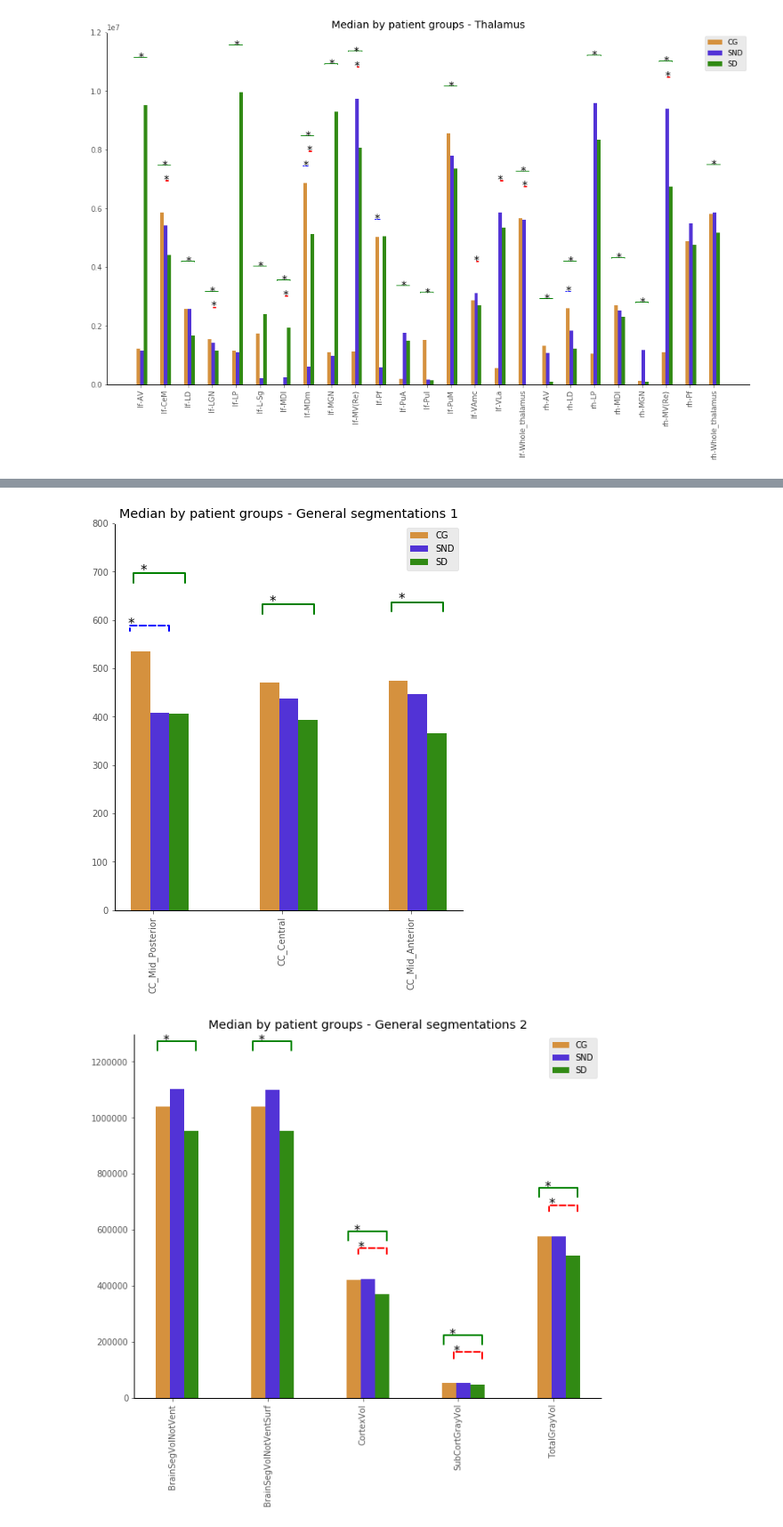
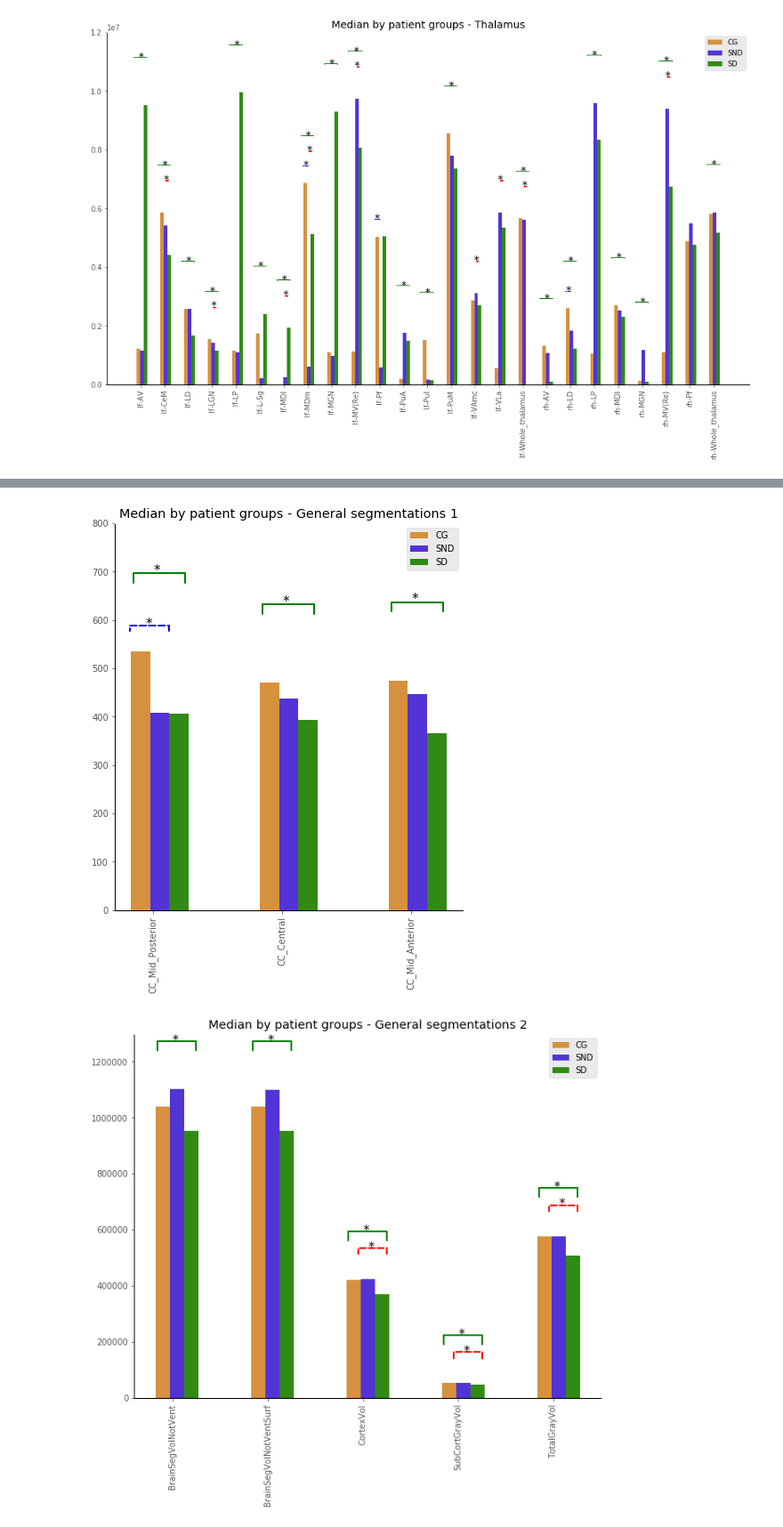
Before and after one commit to josealejolibreros/schizophrenic_data_processing, a Jupyter notebook: graphs_q2_and_mann_whitney_between_groups.ipynb, the cells around one changed output, grey strips where cells are left out. Shown: that part at 89% size. Saved outputs shown, nothing was run; the diff lists cells and outputs as text; code cells hidden in the pictures.

```diff
--- a/graphs_q2_and_mann_whitney_between_groups.ipynb
+++ b/graphs_q2_and_mann_whitney_between_groups.ipynb
@@ -110,7 +110,7 @@ for general_structure in ['white_matter_segmentation']:
                      'shrinkA':5,'shrinkB':5,'linewidth':1, 'color':'green'}
         #ax.annotate(text, xy=(X[i],y+7), zorder=10)
         #ax.annotate('', xy=(X[i],y), xytext=(X[j],y), arrowprops=props)
-        ax.annotate(text, xy=(i+0.10,y_hc_en+750), zorder=10, size = 15)
+        ax.annotate(text, xy=(i+0.15,y_hc_en+750), zorder=10, size = 15)
         ax.annotate('', xy=(i,y_hc_en), xytext=(i+0.45,y_hc_en), arrowprops=props)
 
     # Call the function
@@ -129,7 +129,7 @@ for general_structure in ['white_matter_segmentation']:
 
         props = {'connectionstyle':'bar','arrowstyle':'-',\
                      'linestyle':'--','shrinkA':5,'shrinkB':5,'linewidth':1, 'color':'red'}
-        ax.annotate(text, xy=(i+0.15,y_hc_en+550), zorder=10, size=15)
+        ax.annotate(text, xy=(i+0.30,y_hc_en+550), zorder=10, size=15)
         ax.annotate('', xy=(i+0.17,y_hc_en), xytext=(i+0.47,y_hc_en), arrowprops=props)
 
     # Call the function
@@ -151,7 +151,7 @@ for general_structure in ['white_matter_segmentation']:
         props = {'connectionstyle':'bar','arrowstyle':'-',\
                      'linestyle':'--','shrinkA':5,'shrinkB':5,'linewidth':1, 'color':'blue'}
 
-        ax.annotate(text, xy=(i,y_hc_en+550), zorder=10, size = 15)
+        ax.annotate(text, xy=(i+0.14,y_hc_en+550), zorder=10, size = 15)
         ax.annotate('', xy=(i,y_hc_en), xytext=(i+0.30,y_hc_en), arrowprops=props)
 
     # Call the function
@@ -340,8 +340,8 @@ for general_structure in ['segmentation']:
         props = {'connectionstyle':'bar','arrowstyle':'-',\
                      'shrinkA':5,'shrinkB':5,'linewidth':1, 'color':'green'}
 
-        ax.annotate(text, xy=(i+0.10,y_hc_en+68), zorder=10, size = 15)
-        ax.annotate('', xy=(i+0.05,y_hc_en), xytext=(i+0.45,y_hc_en), arrowprops=props)
+        ax.annotate(text, xy=(i+0.20,y_hc_en+68), zorder=10, size = 15)
+        ax.annotate('', xy=(i+0.02,y_hc_en), xytext=(i+0.45,y_hc_en), arrowprops=props)
 
     # Call the function
     #label_diff(0,1,'p=0.0370',ind,q2_hc)
@@ -363,8 +363,8 @@ for general_structure in ['segmentation']:
         props = {'connectionstyle':'bar','arrowstyle':'-',\
                      'linestyle':'--','shrinkA':5,'shrinkB':5,'linewidth':1, 'color':'red'}
 
-        ax.annotate(text, xy=(i+0.15,y_hc_en+18), zorder=10, size = 15)
-        ax.annotate('', xy=(i+0.15,y_hc_en), xytext=(i+0.45,y_hc_en), arrowprops=props)
+        ax.annotate(text, xy=(i+0.20,y_hc_en+18), zorder=10, size = 15)
+        ax.annotate('', xy=(i+0.15,y_hc_en), xytext=(i+0.47,y_hc_en), arrowprops=props)
 
     # Call the function
 
@@ -464,8 +464,8 @@ for general_structure in ['segmentation']:
         props = {'connectionstyle':'bar','arrowstyle':'-',\
                      'shrinkA':5,'shrinkB':5,'linewidth':1, 'color':'green'}
 
-        ax.annotate(text, xy=(i+0.10,y_hc_en+10000), zorder=10, size = 15)
-        ax.annotate('', xy=(i+0.05,y_hc_en), xytext=(i+0.45,y_hc_en), arrowprops=props)
+        ax.annotate(text, xy=(i+0.20,y_hc_en+10000), zorder=10, size = 15)
+        ax.annotate('', xy=(i+0.02,y_hc_en), xytext=(i+0.47,y_hc_en), arrowprops=props)
 
     # Call the function
     #label_diff(0,1,'p=0.0370',ind,q2_hc)
@@ -487,7 +487,7 @@ for general_structure in ['segmentation']:
         props = {'connectionstyle':'bar','arrowstyle':'-',\
                      'linestyle':'--','shrinkA':5,'shrinkB':5,'linewidth':1, 'color':'red'}
 
-        ax.annotate(text, xy=(i+0.15,y_hc_en+8000), zorder=10, size = 15)
+        ax.annotate(text, xy=(i+0.27,y_hc_en+8000), zorder=10, size = 15)
         ax.annotate('', xy=(i+0.15,y_hc_en), xytext=(i+0.45,y_hc_en), arrowprops=props)
 
     # Call the function
@@ -589,7 +589,7 @@ for general_structure in ['general_segmentation']:
         props = {'connectionstyle':'bar','arrowstyle':'-',\
                      'shrinkA':7,'shrinkB':7,'linewidth':2, 'color':'green'}
 
-        ax.annotate(text, xy=(i+0.10,y_hc_en+30), zorder=10, size = 15)
+        ax.annotate(text, xy=(i+0.20,y_hc_en+30), zorder=10, size = 15)
         ax.annotate('', xy=(i+0.05,y_hc_en), xytext=(i+0.45,y_hc_en), arrowprops=props)
 
     # Call the function
@@ -613,7 +613,7 @@ for general_structure in ['general_segmentation']:
                      'linestyle':'--','shrinkA':7,'shrinkB':7,'linewidth':2, 'color':'red'}
 
         ax.annotate(text, xy=(i+0.15,y_hc_en+20), zorder=10, size = 15)
-        ax.annotate('', xy=(i+0.15,y_hc_en), xytext=(i+0.45,y_hc_en), arrowprops=props)
+        ax.annotate('', xy=(i+0.25,y_hc_en), xytext=(i+0.45,y_hc_en), arrowprops=props)
 
     # Call the function
 
@@ -635,7 +635,7 @@ for general_structure in ['general_segmentation']:
         props = {'connectionstyle':'bar','arrowstyle':'-',\
                      'linestyle':'--','shrinkA':7,'shrinkB':7,'linewidth':2, 'color':'blue'}
 
-        ax.annotate(text, xy=(i,y_hc_en+20), zorder=10, size = 15)
+        ax.annotate(text, xy=(i+0.14,y_hc_en+20), zorder=10, size = 15)
         ax.annotate('', xy=(i+0.02,y_hc_en), xytext=(i+0.32,y_hc_en), arrowprops=props)
 
     # Call the function
@@ -648,7 +648,7 @@ for general_structure in ['general_segmentation']:
 
     fig.savefig('general_segmentation_plot.pdf', dpi=fig.dpi, bbox_inches="tight")
 # %% [output]
-[figure, old version]
+[figure, new version]
 # %%
 substructure_names = ['BrainSegVolNotVent',
                       'BrainSegVolNotVentSurf','CortexVol','SubCortGrayVol','TotalGrayVol']
@@ -708,7 +708,7 @@ for general_structure in ['general_segmentation']:
         props = {'connectionstyle':'bar','arrowstyle':'-',\
                      'shrinkA':3,'shrinkB':3,'linewidth':2, 'color':'green'}
 
-        ax.annotate(text, xy=(i+0.10,y_hc_en+30000), zorder=10, size = 15)
+        ax.annotate(text, xy=(i+0.20,y_hc_en+30000), zorder=10, size = 15)
         ax.annotate('', xy=(i+0.05,y_hc_en), xytext=(i+0.45,y_hc_en), arrowprops=props)
 
     # Call the function
@@ -730,7 +730,7 @@ for general_structure in ['general_segmentation']:
 
         props = {'connectionstyle':'bar','arrowstyle':'-',\
                      'linestyle':'--','shrinkA':3,'shrinkB':3,'linewidth':2, 'color':'red'}
-        ax.annotate(text, xy=(i+0.15,y_hc_en+20000), zorder=10, size = 15)
+        ax.annotate(text, xy=(i+0.25,y_hc_en+20000), zorder=10, size = 15)
         ax.annotate('', xy=(i+0.15,y_hc_en), xytext=(i+0.45,y_hc_en), arrowprops=props)
 
     # Call the function
@@ -741,34 +741,34 @@ for general_structure in ['general_segmentation']:
         if significance:
             label_diff_2_3(idx,1,mark,ind,q2_hc.values,q2_en.values,q2_ed.values)
 
 
 
 
 
 
     def label_diff_1_2(i,j,text,X,group1,group2,group3):
         #x = (X[i]+X[j])/2
         pos_max = max(group1[i], group2[i], group3[i])
         y_hc_en = pos_max + 30000
         y_hc_ed = 1.2* pos_max
         y_ed_en = 1.3* pos_max
 
         props = {'connectionstyle':'bar','arrowstyle':'-',\
                      'linestyle':'--','shrinkA':3,'shrinkB':3,'linewidth':2, 'color':'blue'}
         ax.annotate(text, xy=(i,y_hc_en+20000), zorder=10, size = 15)
         ax.annotate('', xy=(i+0.02,y_hc_en), xytext=(i+0.32,y_hc_en), arrowprops=props)
 
     # Call the function
     #label_diff(0,1,'p=0.0370',ind,q2_hc)
 
     for idx in range (0,len(substructure_names)):
         significance,mark = define_mark(mann_whitney_hc_vs_en_pvalue,idx)
         if significance:
             label_diff_1_2(idx,1,mark,ind,q2_hc.values,q2_en.values,q2_ed.values)
 
     fig.savefig('general_segmentation_2_plot.pdf', dpi=fig.dpi, bbox_inches="tight")
 # %% [output]
-[figure, old version]
+[figure, new version]
 # %%
 substructure_names = ['BrainSegVol-to-eTIV']
 #'lf-PuA','lf-L-Sg',
```
Also changed, not shown: parts of 10 cells of this notebook.
